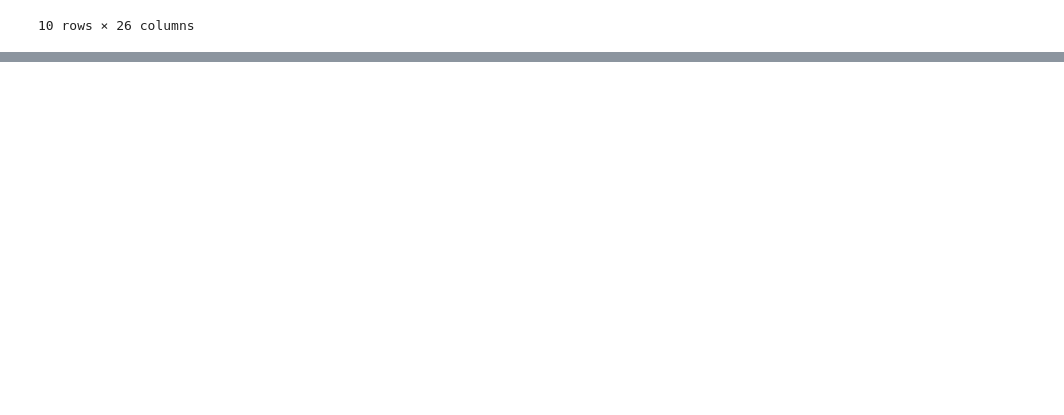
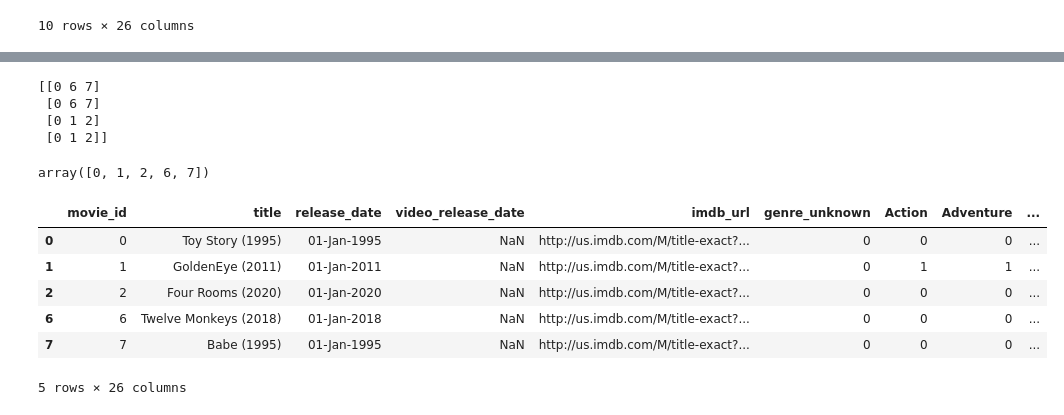
Before and after one commit to hyez/Deep-Youtube-Recommendations, a Jupyter notebook: neural_net.ipynb, the cells around one changed output, grey strips where cells are left out. Saved outputs shown, nothing was run; the diff lists cells and outputs as text; code cells hidden in the pictures; blank space fills up the shorter version.

Commit message:
traindata 변경

```diff
--- a/neural_net.ipynb
+++ b/neural_net.ipynb
@@ -295,9 +295,9 @@ Non-trainable params: 128
 __________________________________________________________________________________________________
 # %%
 history = model.fit([tf.keras.preprocessing.sequence.pad_sequences(train_data['movie_id']),
-           tf.keras.preprocessing.sequence.pad_sequences(train_data['watch_hist_time']),
+           tf.keras.preprocessing.sequence.pad_sequences(train_data['watch_hist_time']) + 1e-10,
 #            tf.keras.preprocessing.sequence.pad_sequences(train_data['search_hist']),
-           tf.keras.preprocessing.sequence.pad_sequences(train_data['example_age'])
+           tf.keras.preprocessing.sequence.pad_sequences(train_data['example_age'])+ 1e-10
 #            tf.keras.preprocessing.sequence.pad_sequences(train_data['occupation']),
            ],train_data['predict_labels'].values,
            steps_per_epoch=1, epochs=100)
@@ -321,0 +332,33 @@ print(tf.keras.preprocessing.sequence.pad_sequences(train_data['watch_hist_time'
+# %%
+pred = model.predict([tf.keras.preprocessing.sequence.pad_sequences(test_data['movie_id']),
+           tf.keras.preprocessing.sequence.pad_sequences(test_data['watch_hist_time']) + 1e-10,
+           tf.keras.preprocessing.sequence.pad_sequences(test_data['example_age']) + 1e-10
+           ])
+# %%
+# candidate generation:
+###### 각 user당 top-7개의 추천 데이터를 뽑아낸다.
+N = 3
+k = np.sort((-pred).argsort()[:,:N])
+print(k)
+k = k.flatten()
+k[k>data["movie"].max()]=0
+k = np.unique(k)
+# %% [output]
+[[0 6 7]
+ [0 6 7]
+ [0 1 2]
+ [0 1 2]]
+# %%
+k
+# %% [output]
+array([0, 1, 2, 6, 7])
+# %%
+movies.loc[k]
+# %% [output]
+|  | movie_id | title | release_date | video_release_date | imdb_url | genre_unknown | Action | Adventure | ... |
+| 0 | 0 | Toy Story (1995) | 01-Jan-1995 | NaN | http://us.imdb.com/M/title-exact?... | 0 | 0 | 0 | ... |
+| 1 | 1 | GoldenEye (2011) | 01-Jan-2011 | NaN | http://us.imdb.com/M/title-exact?... | 0 | 1 | 1 | ... |
+| 2 | 2 | Four Rooms (2020) | 01-Jan-2020 | NaN | http://us.imdb.com/M/title-exact?... | 0 | 0 | 0 | ... |
+| 6 | 6 | Twelve Monkeys (2018) | 01-Jan-2018 | NaN | http://us.imdb.com/M/title-exact?... | 0 | 0 | 0 | ... |
+| 7 | 7 | Babe (1995) | 01-Jan-1995 | NaN | http://us.imdb.com/M/title-exact?... | 0 | 0 | 0 | ... |
+5 rows × 26 columns
```
Also changed, not shown: parts of 9 cells of this notebook, 2 other files.
